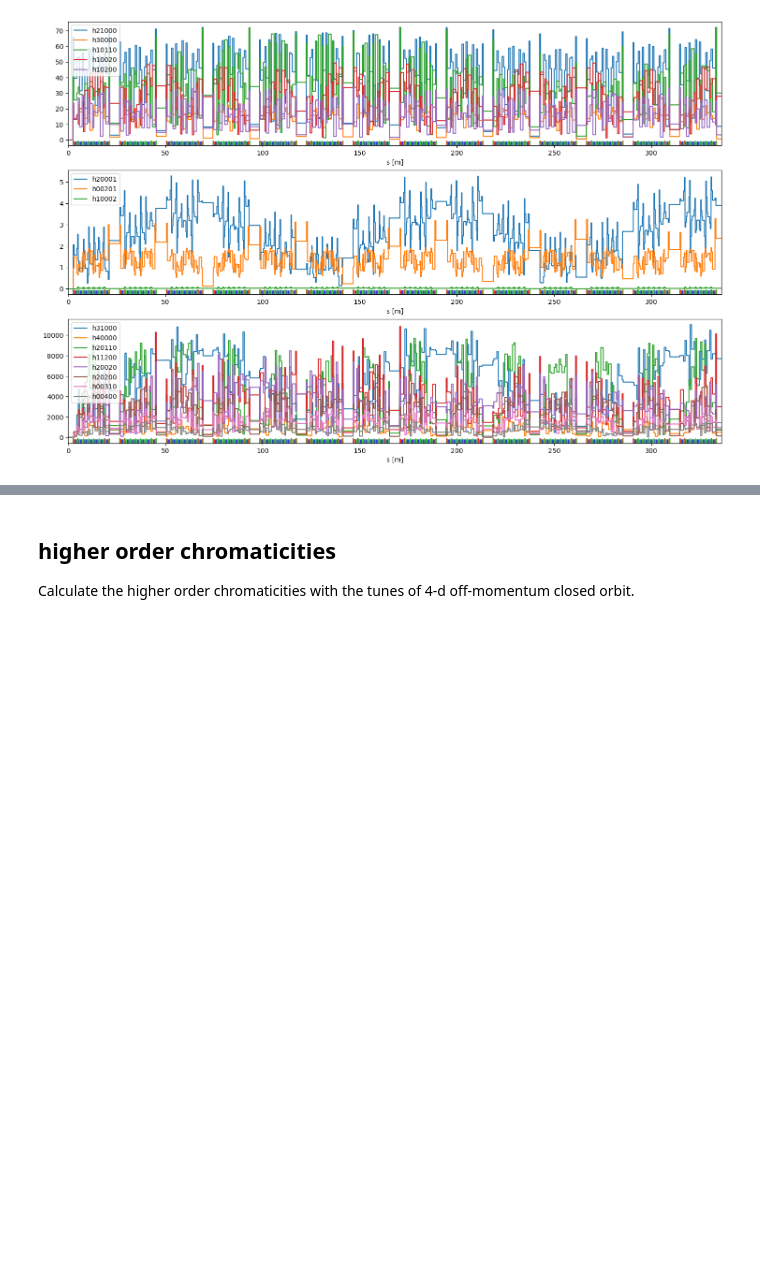
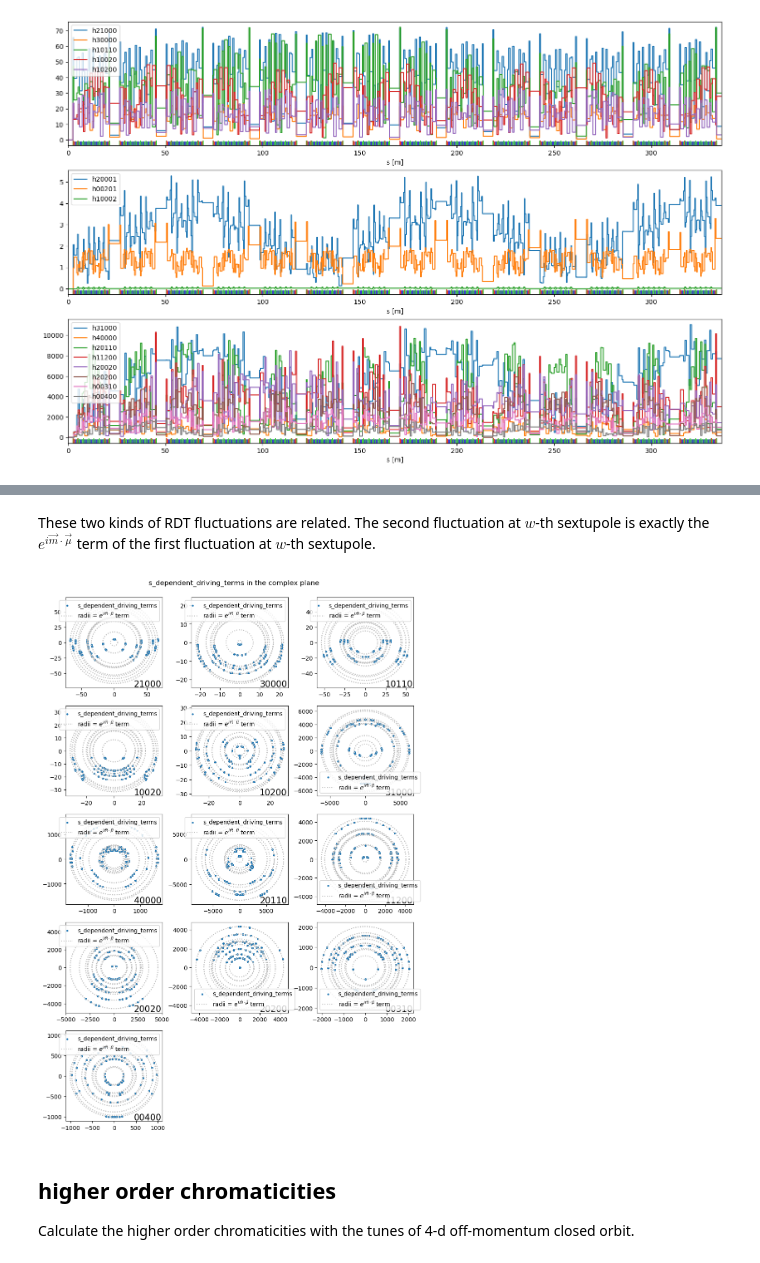
Before and after one commit to wei0852/simplestoragering, a Jupyter notebook: Example.ipynb, the cells around one changed output, grey strips where cells are left out. Saved outputs shown, nothing was run; the diff lists cells and outputs as text; code cells hidden in the pictures; blank space fills up the shorter version.

```diff
--- a/Example.ipynb
+++ b/Example.ipynb
@@ -189,3 +248,22 @@ plt.show()
+# %% [markdown]
+These two kinds of RDT fluctuations are related. The second fluctuation at $w$-th sextupole is exactly the $e^{i\vec{m}\cdot\vec{\mu}}$ term of the first fluctuation at $w$-th sextupole.
+# %%
+fig = plt.figure(figsize=(9, 14))
+plt.subplots_adjust(left=0.05, right=0.98, bottom=0.05, top=0.95, wspace=0.3)
+for i, k in enumerate(['21000', '30000', '10110', '10020', '10200',
+                       '31000', '40000', '20110', '11200', '20020', '20200', '00310', '00400']):
+    plt.subplot(5, 3, i + 1)
+    r_list = np.abs(fluct_comp[f'h{k}'][1][1])
+    for r in r_list:
+        circle = r * np.exp(complex(0, 1) * np.linspace(0, 2 * np.pi, 100))
+        line2, = plt.plot(np.real(circle), np.imag(circle), linestyle=':', c='#bbbbbb', label='radii = $e^{i\\vec{m}\\cdot \\vec{\mu}}$ term')
+    line1 = plt.scatter(np.real(sddt[f'f{k}']), np.imag(sddt[f'f{k}']), s=5, label='s_dependent_driving_terms')
+    plt.legend(handles=[line1, line2])
+    plt.text(0.99, 0.01, k, transform=plt.gca().transAxes, size=15, horizontalalignment="right")
+plt.suptitle('s_dependent_driving_terms in the complex plane')
+plt.show()
+# %% [output]
+[figure, added]
 # %% [markdown]
 ##  higher order chromaticities
 Calculate the higher order chromaticities with the tunes of 4-d off-momentum closed orbit.
```
Also changed, not shown: parts of 7 cells of this notebook, 1 other file.
